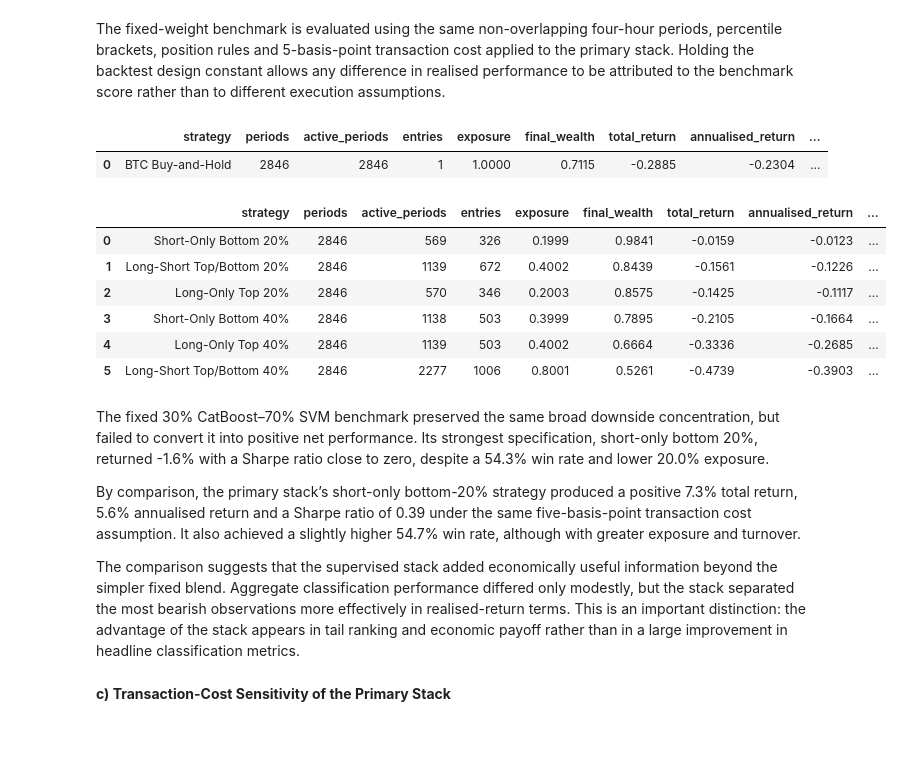
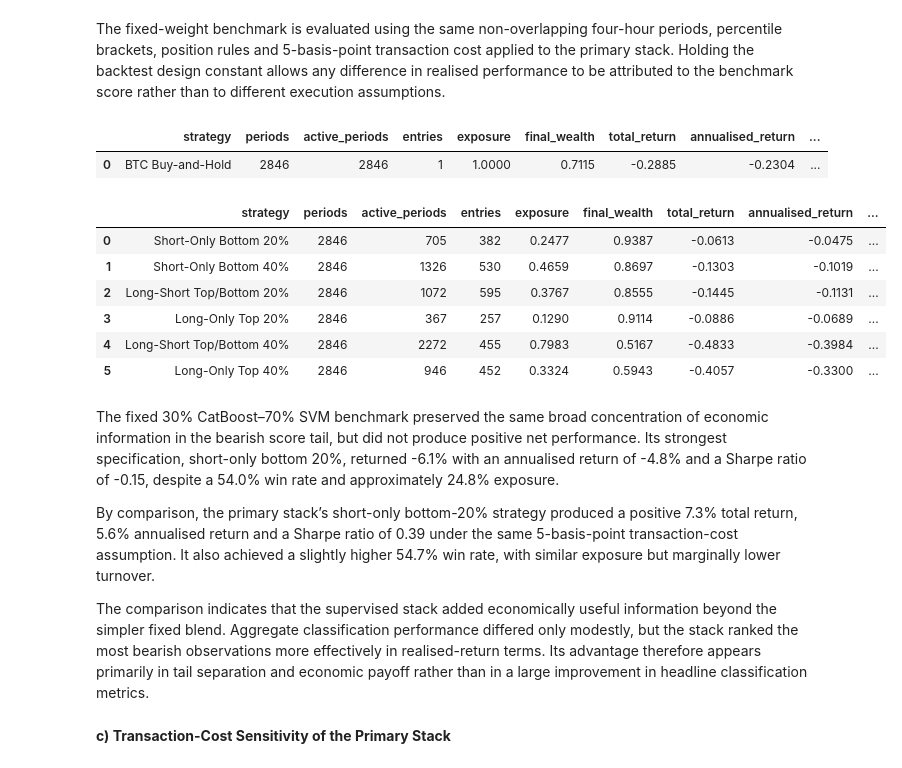
Before and after one commit to jade-lam/CQF, a Jupyter notebook: CQF_Final_Project.ipynb, the cells around one changed output. Cells and saved outputs as stored; diff of their text form; code cells hidden in the pictures; blank space fills up the shorter version.

```diff
--- a/CQF_Final_Project.ipynb
+++ b/CQF_Final_Project.ipynb
@@ -7737,78 +7755,59 @@ The fixed-weight benchmark is evaluated using the same non-overlapping four-hour
 # %%
 # Evaluate fixed OOF-relative benchmark bracket strategies
 benchmark_backtest = backtest.drop(columns=["stack_score", "score_rank"], errors="ignore").join(
     benchmark_scores["fixed_cat_svm_score"].rename("benchmark_score"), how="inner")
 
-benchmark_backtest["score_rank"] = benchmark_backtest["benchmark_score"].rank(pct=True)
+benchmark_score_reference = benchmark_reference["benchmark_score_reference"].dropna().to_numpy()
+benchmark_backtest["score_percentile"] = empirical_percentile(
+    benchmark_backtest["benchmark_score"], benchmark_score_reference)
 
 benchmark_positions = {
-    "Short-Only Bottom 20%": np.where(benchmark_backtest["score_rank"] <= 0.20, -1.0, 0.0),
-    "Long-Only Top 20%": np.where(benchmark_backtest["score_rank"] >= 0.80, 1.0, 0.0),
+    "Short-Only Bottom 20%": np.where(benchmark_backtest["score_percentile"] <= 0.20, -1.0, 0.0),
+    "Long-Only Top 20%": np.where(benchmark_backtest["score_percentile"] >= 0.80, 1.0, 0.0),
     "Long-Short Top/Bottom 20%": np.select(
-        [benchmark_backtest["score_rank"] <= 0.20, benchmark_backtest["score_rank"] >= 0.80],
+        [benchmark_backtest["score_percentile"] <= 0.20, benchmark_backtest["score_percentile"] >= 0.80],
         [-1.0, 1.0], default=0.0),
-    "Short-Only Bottom 40%": np.where(benchmark_backtest["score_rank"] <= 0.40, -1.0, 0.0),
-    "Long-Only Top 40%": np.where(benchmark_backtest["score_rank"] >= 0.60, 1.0, 0.0),
+    "Short-Only Bottom 40%": np.where(benchmark_backtest["score_percentile"] <= 0.40, -1.0, 0.0),
+    "Long-Only Top 40%": np.where(benchmark_backtest["score_percentile"] >= 0.60, 1.0, 0.0),
     "Long-Short Top/Bottom 40%": np.select(
-        [benchmark_backtest["score_rank"] <= 0.40, benchmark_backtest["score_rank"] >= 0.60],
+        [benchmark_backtest["score_percentile"] <= 0.40, benchmark_backtest["score_percentile"] >= 0.60],
         [-1.0, 1.0], default=0.0)}
 
 benchmark_strategy_rows = []
 
 for name, values in benchmark_positions.items():
     signal = pd.Series(values, index=benchmark_backtest.index)
     turnover = signal.diff().abs()
     turnover.iloc[0] = abs(signal.iloc[0])
-
-    strategy_return = signal * benchmark_backtest["btc_return_4h"] - turnover * tc_rate
-    wealth = (1 + strategy_return).cumprod()
-    drawdown = wealth / wealth.cummax() - 1
-    years = (benchmark_backtest.index[-1] - benchmark_backtest.index[0]).total_seconds() / (365.25 * 86400)
-    annualised_return = wealth.iloc[-1] ** (1 / years) - 1
-    annualised_volatility = strategy_return.std() * np.sqrt(6 * 365.25)
-    entries = ((signal.ne(0)) & signal.ne(signal.shift())).sum()
-
-    benchmark_strategy_rows.append({
-        "strategy": name,
-        "periods": len(signal),
-        "active_periods": signal.ne(0).sum(),
-        "entries": entries,
-        "exposure": signal.abs().mean(),
-        "final_wealth": wealth.iloc[-1],
-        "total_return": wealth.iloc[-1] - 1,
-        "annualised_return": annualised_return,
-        "annualised_volatility": annualised_volatility,
-        "sharpe_ratio": strategy_return.mean() / strategy_return.std() * np.sqrt(6 * 365.25),
-        "maximum_drawdown": drawdown.min(),
-        "calmar_ratio": annualised_return / abs(drawdown.min()),
-        "turnover_sides": turnover.sum(),
-        "trades_per_year": entries / years,
-        "win_rate": strategy_return[signal.ne(0)].gt(0).mean()})
+    net_return = signal * benchmark_backtest["btc_return_4h"] - turnover * tc_rate
+    metrics = backtest_metrics(net_return, signal)
+    benchmark_strategy_rows.append({"strategy": name, **metrics})
 
 benchmark_strategy_table = pd.DataFrame(benchmark_strategy_rows)
 benchmark_strategy_table = benchmark_strategy_table.sort_values(
     ["sharpe_ratio", "annualised_return"], ascending=False).reset_index(drop=True)
 
-benchmark_strategy_table.to_csv(DATA_PATH / "final_fixed_cat_svm_bracket_strategies_4h.csv", index=False)
+benchmark_strategy_table.to_csv(
+    DATA_PATH / "final_fixed_cat_svm_bracket_strategies_4h.csv", index=False)
 
 display(benchmark_table.round(4))
 display(benchmark_strategy_table.round(4))
 # %% [output]
 |  | strategy | periods | active_periods | entries | exposure | final_wealth | total_return | annualised_return | ... |
 | 0 | BTC Buy-and-Hold | 2846 | 2846 | 1 | 1.0000 | 0.7115 | -0.2885 | -0.2304 | ... |
 |  | strategy | periods | active_periods | entries | exposure | final_wealth | total_return | annualised_return | ... |
-| 0 | Short-Only Bottom 20% | 2846 | 569 | 326 | 0.1999 | 0.9841 | -0.0159 | -0.0123 | ... |
-| 1 | Long-Short Top/Bottom 20% | 2846 | 1139 | 672 | 0.4002 | 0.8439 | -0.1561 | -0.1226 | ... |
-| 2 | Long-Only Top 20% | 2846 | 570 | 346 | 0.2003 | 0.8575 | -0.1425 | -0.1117 | ... |
-| 3 | Short-Only Bottom 40% | 2846 | 1138 | 503 | 0.3999 | 0.7895 | -0.2105 | -0.1664 | ... |
-| 4 | Long-Only Top 40% | 2846 | 1139 | 503 | 0.4002 | 0.6664 | -0.3336 | -0.2685 | ... |
-| 5 | Long-Short Top/Bottom 40% | 2846 | 2277 | 1006 | 0.8001 | 0.5261 | -0.4739 | -0.3903 | ... |
+| 0 | Short-Only Bottom 20% | 2846 | 705 | 382 | 0.2477 | 0.9387 | -0.0613 | -0.0475 | ... |
+| 1 | Short-Only Bottom 40% | 2846 | 1326 | 530 | 0.4659 | 0.8697 | -0.1303 | -0.1019 | ... |
+| 2 | Long-Short Top/Bottom 20% | 2846 | 1072 | 595 | 0.3767 | 0.8555 | -0.1445 | -0.1131 | ... |
+| 3 | Long-Only Top 20% | 2846 | 367 | 257 | 0.1290 | 0.9114 | -0.0886 | -0.0689 | ... |
+| 4 | Long-Short Top/Bottom 40% | 2846 | 2272 | 455 | 0.7983 | 0.5167 | -0.4833 | -0.3984 | ... |
+| 5 | Long-Only Top 40% | 2846 | 946 | 452 | 0.3324 | 0.5943 | -0.4057 | -0.3300 | ... |
 # %% [markdown]
-The fixed 30% CatBoost–70% SVM benchmark preserved the same broad downside concentration, but failed to convert it into positive net performance. Its strongest specification, short-only bottom 20%, returned -1.6% with a Sharpe ratio close to zero, despite a 54.3% win rate and lower 20.0% exposure.
+The fixed 30% CatBoost–70% SVM benchmark preserved the same broad concentration of economic information in the bearish score tail, but did not produce positive net performance. Its strongest specification, short-only bottom 20%, returned -6.1% with an annualised return of -4.8% and a Sharpe ratio of -0.15, despite a 54.0% win rate and approximately 24.8% exposure.
 
-By comparison, the primary stack’s short-only bottom-20% strategy produced a positive 7.3% total return, 5.6% annualised return and a Sharpe ratio of 0.39 under the same five-basis-point transaction cost assumption. It also achieved a slightly higher 54.7% win rate, although with greater exposure and turnover.
+By comparison, the primary stack’s short-only bottom-20% strategy produced a positive 7.3% total return, 5.6% annualised return and a Sharpe ratio of 0.39 under the same 5-basis-point transaction-cost assumption. It also achieved a slightly higher 54.7% win rate, with similar exposure but marginally lower turnover.
 
-The comparison suggests that the supervised stack added economically useful information beyond the simpler fixed blend. Aggregate classification performance differed only modestly, but the stack separated the most bearish observations more effectively in realised-return terms. This is an important distinction: the advantage of the stack appears in tail ranking and economic payoff rather than in a large improvement in headline classification metrics.
+The comparison indicates that the supervised stack added economically useful information beyond the simpler fixed blend. Aggregate classification performance differed only modestly, but the stack ranked the most bearish observations more effectively in realised-return terms. Its advantage therefore appears primarily in tail separation and economic payoff rather than in a large improvement in headline classification metrics.
 # %% [markdown]
 **c) Transaction-Cost Sensitivity of the Primary Stack**
 # %% [markdown]
```
Also changed, not shown: parts of 7 cells of this notebook.
